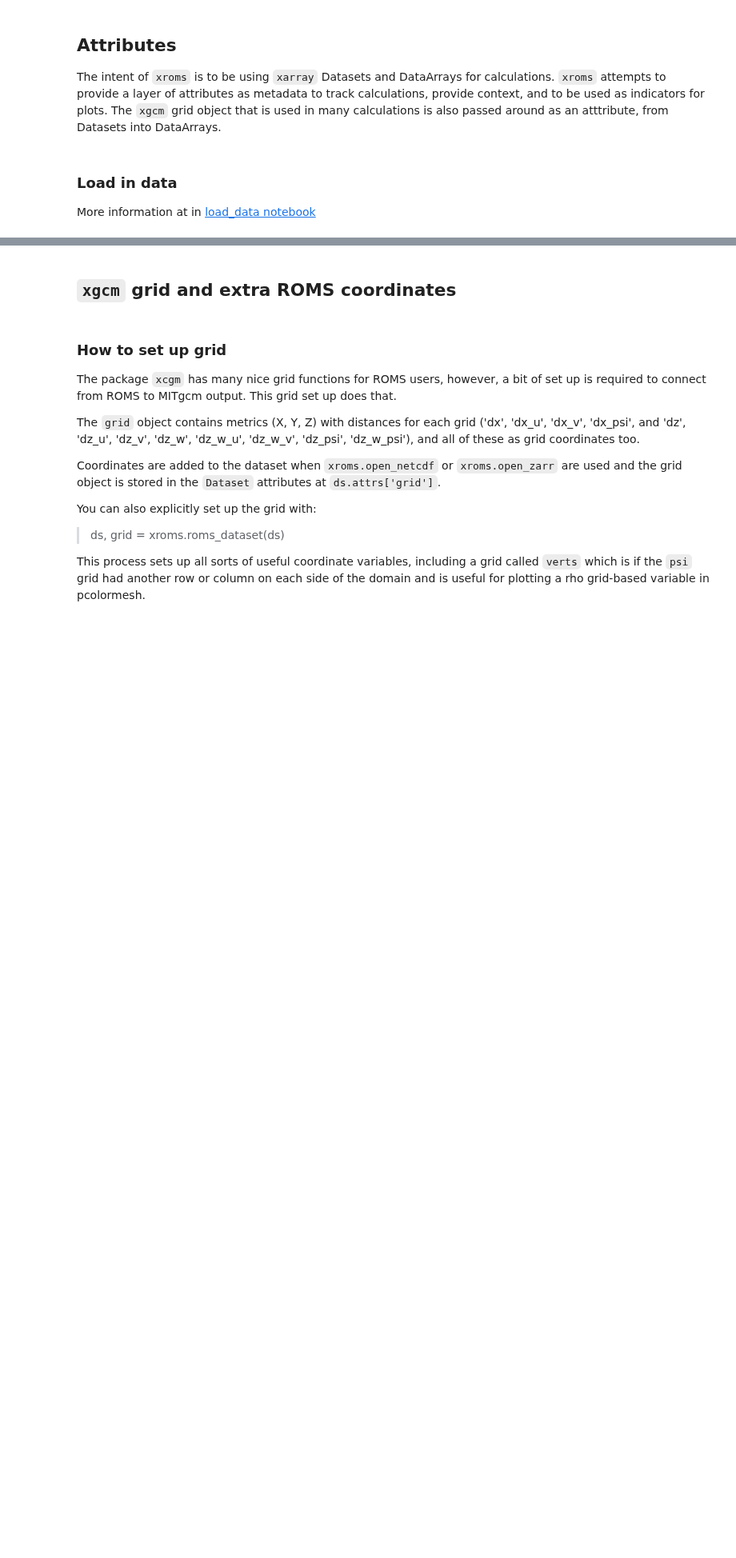
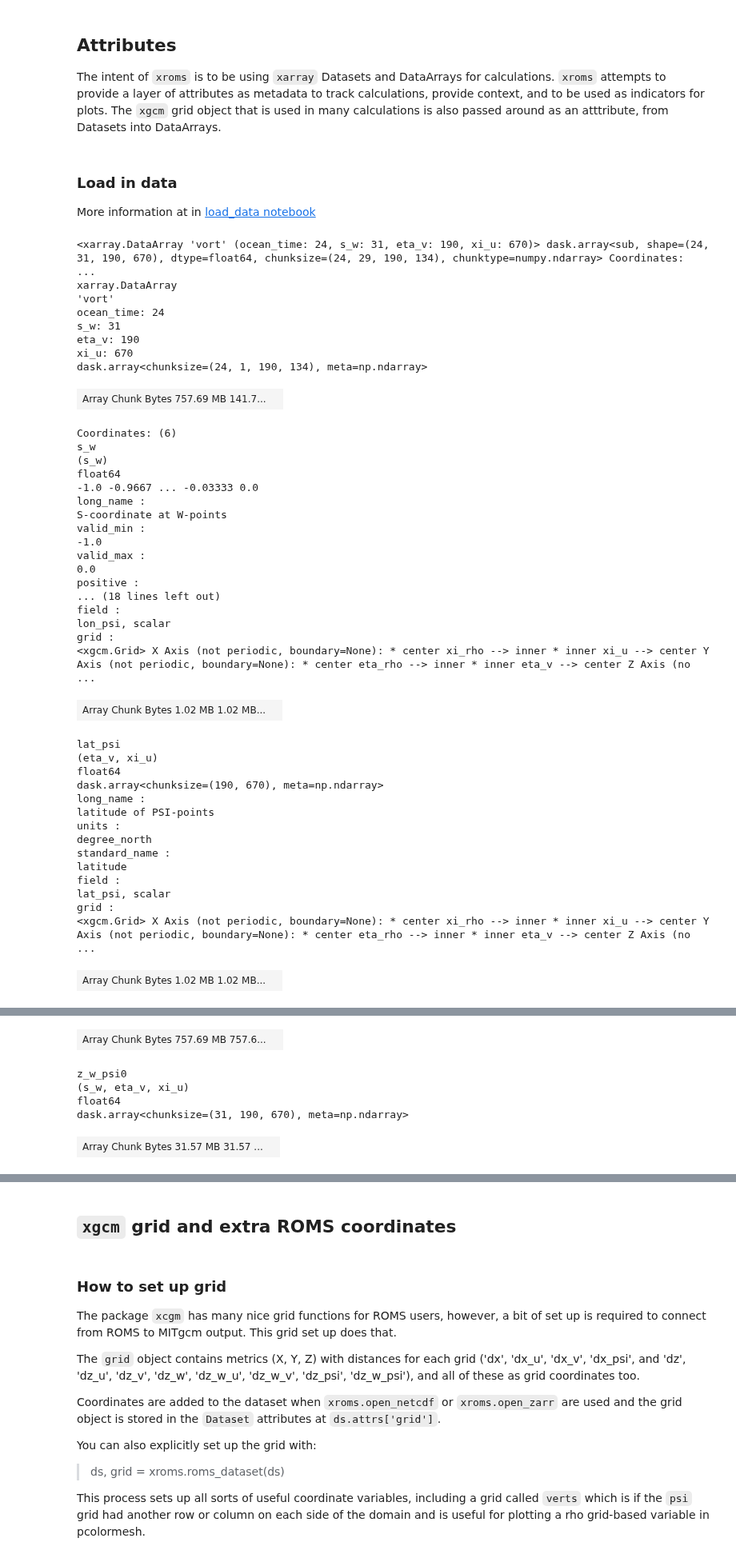
Before and after one commit to xoceanmodel/xroms, a Jupyter notebook: examples/calc.ipynb, the cells around one changed output, grey strips where cells are left out. Shown at 80% size. Saved outputs shown, nothing was run; the diff lists cells and outputs as text; code cells hidden in the pictures; blank space fills up the shorter version.

Commit message:
Updates to structure
Reorganized so that calculated variables are properties in the accessor and
function `to_grid` is not build into these. This cleaned up the code quite a bit.

```diff
--- a/examples/calc.ipynb
+++ b/examples/calc.ipynb
@@ -53,3 +53,48 @@ More information at in [load_data notebook](load_data.ipynb)
 loc = 'txla2_his_a_latest.nc'
 chunks = {'ocean_time': 1} #{'s_rho': 1}
 ds = xroms.open_netcdf(loc, chunks='auto')
+# %%
+ds.xroms.vort
+# %% [output]
+<xarray.DataArray 'vort' (ocean_time: 24, s_w: 31, eta_v: 190, xi_u: 670)> dask.array<sub, shape=(24, 31, 190, 670), dtype=float64, chunksize=(24, 29, 190, 134), chunktype=numpy.ndarray> Coordinates:  ...
+xarray.DataArray
+'vort'
+ocean_time: 24
+s_w: 31
+eta_v: 190
+xi_u: 670
+dask.array<chunksize=(24, 1, 190, 134), meta=np.ndarray>
+| Array Chunk Bytes 757.69 MB 141.7... |  |
+Coordinates: (6)
+s_w
+(s_w)
+float64
+-1.0 -0.9667 ... -0.03333 0.0
+long_name :
+S-coordinate at W-points
+valid_min :
+-1.0
+valid_max :
+0.0
+positive :
+... (18 lines left out)
+field :
+lon_psi, scalar
+grid :
+<xgcm.Grid> X Axis (not periodic, boundary=None): * center xi_rho --> inner * inner xi_u --> center Y Axis (not periodic, boundary=None): * center eta_rho --> inner * inner eta_v --> center Z Axis (no ...
+| Array Chunk Bytes 1.02 MB 1.02 MB... |  |
+lat_psi
+(eta_v, xi_u)
+float64
+dask.array<chunksize=(190, 670), meta=np.ndarray>
+long_name :
+latitude of PSI-points
+units :
+degree_north
+standard_name :
+latitude
+field :
+lat_psi, scalar
+grid :
+<xgcm.Grid> X Axis (not periodic, boundary=None): * center xi_rho --> inner * inner xi_u --> center Y Axis (not periodic, boundary=None): * center eta_rho --> inner * inner eta_v --> center Z Axis (no ...
+| Array Chunk Bytes 1.02 MB 1.02 MB... |  |
@@ -55,0 +114,6 @@ ds = xroms.open_netcdf(loc, chunks='auto')
+| Array Chunk Bytes 757.69 MB 757.6... |  |
+z_w_psi0
+(s_w, eta_v, xi_u)
+float64
+dask.array<chunksize=(31, 190, 670), meta=np.ndarray>
+| Array Chunk Bytes 31.57 MB 31.57 ... |  |
```
Also changed, not shown: parts of 3 cells of this notebook, 6 other files.
